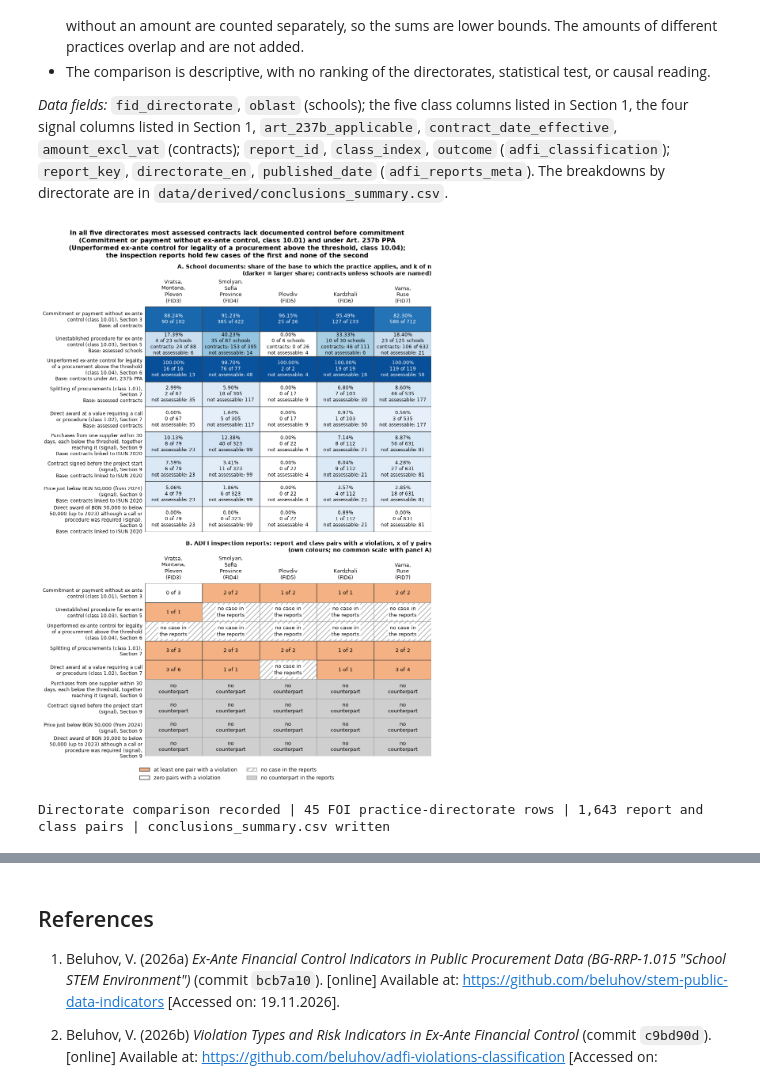
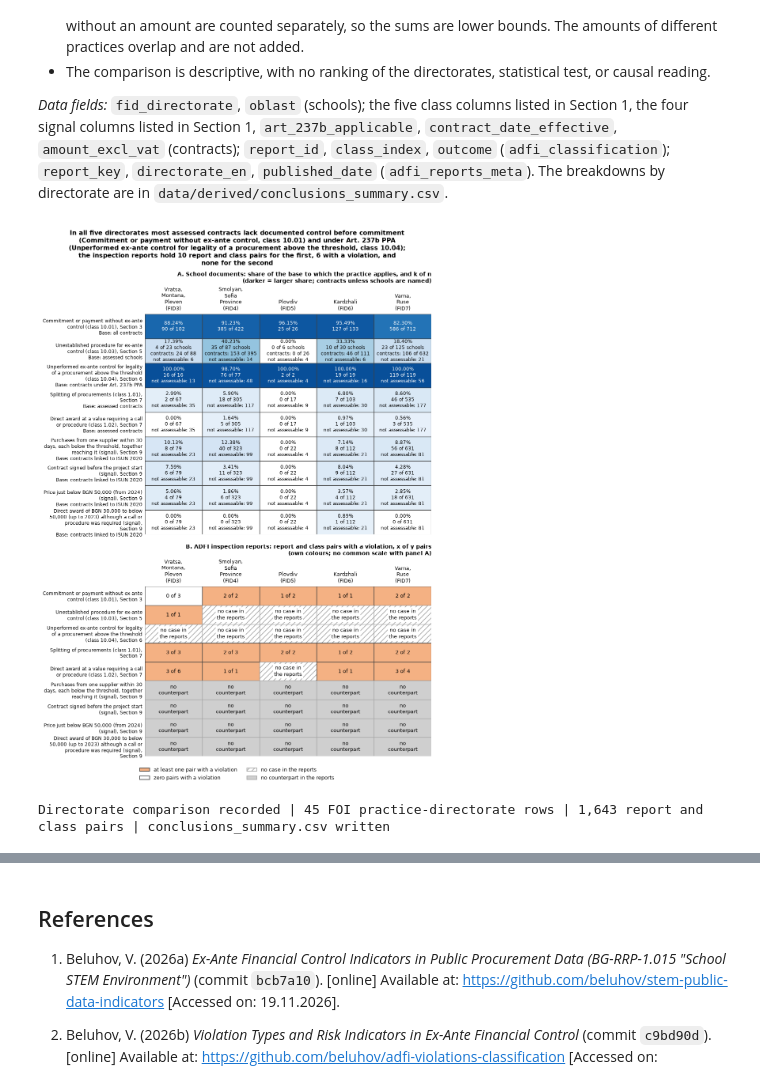
Before and after one commit to beluhov/ex-ante-legality-control-foi, a Jupyter notebook: FOI_ExAnte_Legality_Control.ipynb, the cells around one changed output, grey strips where cells are left out. Saved outputs shown, nothing was run; the diff lists cells and outputs as text; code cells hidden in the pictures.

```diff
--- a/FOI_ExAnte_Legality_Control.ipynb
+++ b/FOI_ExAnte_Legality_Control.ipynb
@@ -2000,7 +2000,7 @@ ind2_not_applicable = applicability.isin(["НЕ", "неприложимо"])
 ind2_not_assessed = applicability == MISSING_MARKER
 no_row = pd.Series(False, index=pp_contracts.index)
 control_points = [
-    ("Before the award decision:\ncontrol under Art. 237b PPA\n(Indicator 2)", [ind2_documented, ind2_missing, ind2_not_applicable, ind2_not_assessed]),
+    ("Control under\nArt. 237b PPA\n(Indicator 2)", [ind2_documented, ind2_missing, ind2_not_applicable, ind2_not_assessed]),
     ("Before commitment:\ntimely checklist\n(Indicator 1)", [~ind1_missing, ind1_missing, no_row, no_row]),
     ("Before payment:\nchecklist before expenditure\n(Indicator 3, formal)", [checklist_value == "ДА", checklist_value == "НЕ", no_row, no_row]),
 ]
@@ -3040,35 +3040,38 @@ for ax, title, with_base in [
     ax.set_title(title, fontsize=8.2, fontweight="bold", loc="right", pad=5)
 
 legend_entries = [
     plt.Rectangle((0, 0), 1, 1, label=label, **b_styles[kind])
     for kind, label in [
         ("violation", "at least one pair with a violation"),
         ("zero", "zero pairs with a violation"),
         ("no_pair", "no case in the reports"),
         ("no_counterpart", "no counterpart in the reports"),
     ]
 ]
 fig.legend(handles=legend_entries, loc="outside lower center", ncols=2, fontsize=7.5, frameon=False)
+violations_10_01, pairs_10_01 = report_by_directorate[("10.01", "FID3-FID7")]
+violations_10_04, pairs_10_04 = report_by_directorate[("10.04", "FID3-FID7")]
+assert (violations_10_01, pairs_10_01, violations_10_04, pairs_10_04) == (6, 10, 0, 0)
 fig.suptitle(
     textwrap.fill(
         "In all five directorates most assessed contracts lack documented control before commitment (Commitment or payment without ex-ante control, class 10.01) "
         "and under Art. 237b PPA (Unperformed ex-ante control for legality of a procurement above the threshold, class 10.04); "
-        "the inspection reports hold few cases of the first and none of the second",
+        f"the inspection reports hold {pairs_10_01} report and class pairs for the first, {violations_10_01} with a violation, and none for the second",
         94,
     ),
     fontsize=9.5,
     fontweight="bold",
 )
 save_fig_300(fig, "F9_directorate_comparison.png")
 plt.show()
 plt.close(fig)
 
 conclusions = flush_conclusions()
 assert not conclusions.duplicated(["part", "question", "measure"]).any()
 assert set(conclusions["part"]) == {f"Section {i}" for i in range(1, 11)}
 print(f"Directorate comparison recorded | {len(foi_by_directorate)} FOI practice-directorate rows | {len(report_units):,} report and class pairs | conclusions_summary.csv written")
 # %% [output]
-[figure, old version]
+[figure, new version]
 Directorate comparison recorded | 45 FOI practice-directorate rows | 1,643 report and class pairs | conclusions_summary.csv written
 # %% [markdown]
 **Economic & Financial Control Implication:**
```
Also changed, not shown: parts of 10 cells of this notebook, 6 other files.
